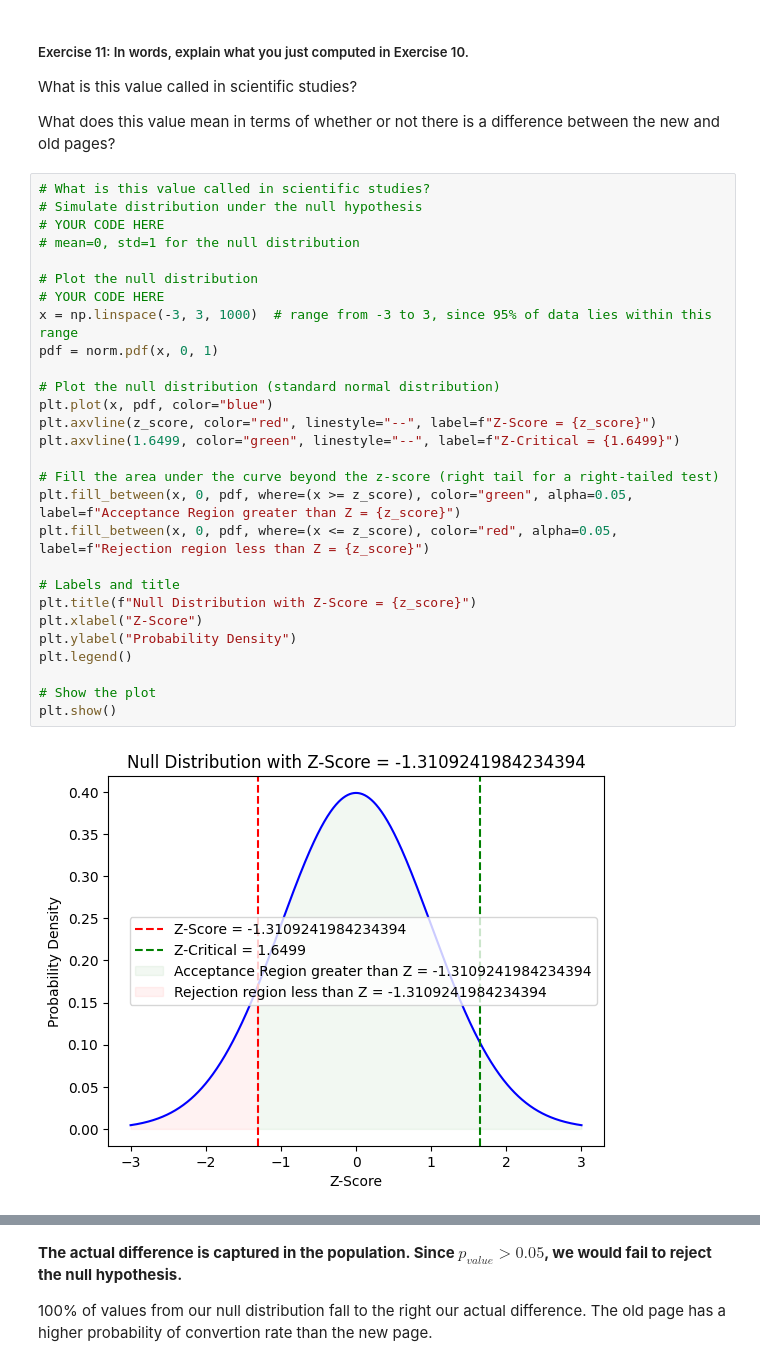
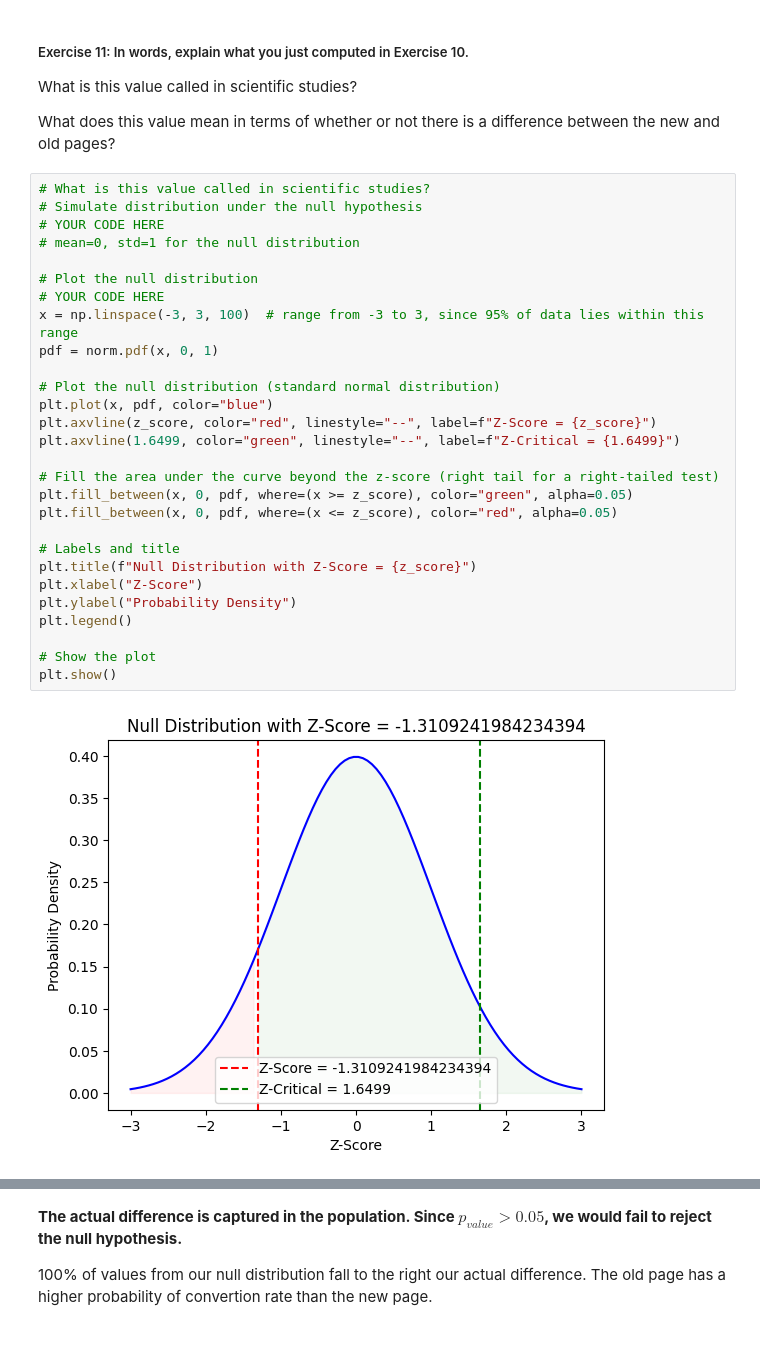
Before and after one commit to techmoksha/iisc-cds-modules, a Jupyter notebook: M1_MP1_NB_Hypothesis_Testing.ipynb, the cells around one changed output, grey strips where cells are left out. Saved outputs shown, nothing was run; the diff lists cells and outputs as text.

```diff
--- a/M1_MP1_NB_Hypothesis_Testing.ipynb
+++ b/M1_MP1_NB_Hypothesis_Testing.ipynb
@@ -567,33 +565,33 @@ What does this value mean in terms of whether or not there is a difference betwe
 # %%
 # What is this value called in scientific studies?
 # Simulate distribution under the null hypothesis
 # YOUR CODE HERE
 # mean=0, std=1 for the null distribution
 
 # Plot the null distribution
 # YOUR CODE HERE
-x = np.linspace(-3, 3, 1000)  # range from -3 to 3, since 95% of data lies within this range
+x = np.linspace(-3, 3, 100)  # range from -3 to 3, since 95% of data lies within this range
 pdf = norm.pdf(x, 0, 1)
 
 # Plot the null distribution (standard normal distribution)
 plt.plot(x, pdf, color="blue")
 plt.axvline(z_score, color="red", linestyle="--", label=f"Z-Score = {z_score}")
 plt.axvline(1.6499, color="green", linestyle="--", label=f"Z-Critical = {1.6499}")
 
 # Fill the area under the curve beyond the z-score (right tail for a right-tailed test)
-plt.fill_between(x, 0, pdf, where=(x >= z_score), color="green", alpha=0.05, label=f"Acceptance Region greater than Z = {z_score}")
-plt.fill_between(x, 0, pdf, where=(x <= z_score), color="red", alpha=0.05, label=f"Rejection region less than Z = {z_score}")
+plt.fill_between(x, 0, pdf, where=(x >= z_score), color="green", alpha=0.05)
+plt.fill_between(x, 0, pdf, where=(x <= z_score), color="red", alpha=0.05)
 
 # Labels and title
 plt.title(f"Null Distribution with Z-Score = {z_score}")
 plt.xlabel("Z-Score")
 plt.ylabel("Probability Density")
 plt.legend()
 
 # Show the plot
 plt.show()
 # %% [output]
-[figure, old version]
+[figure, new version]
 # %%
 # Compute p-value (consider h_alternative : p_new > p_old)
 # YOUR CODE HERE
```
Also changed, not shown: parts of 8 cells of this notebook.
